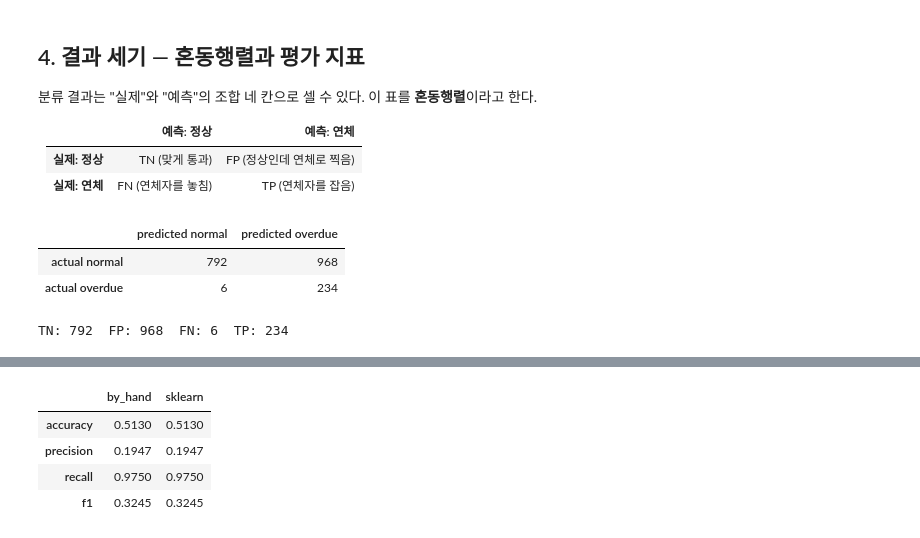
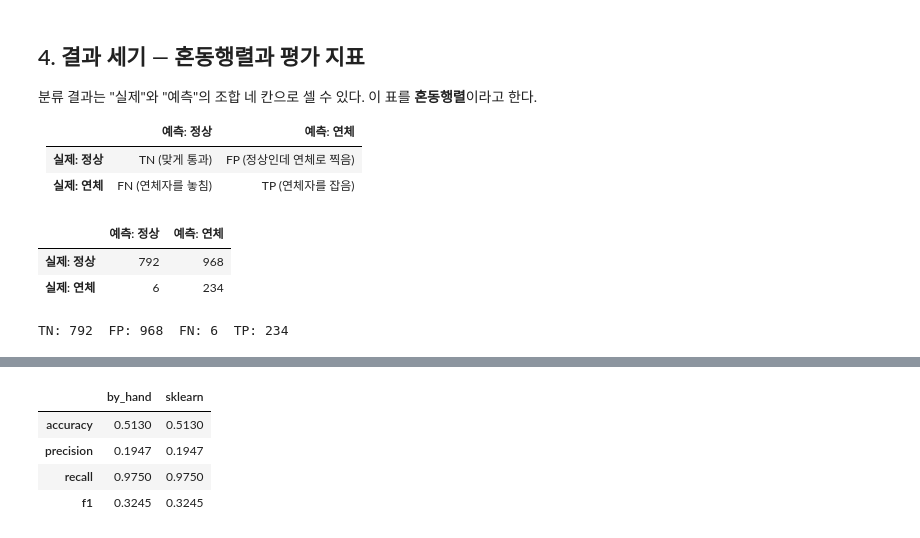
Before and after one commit to feelosophysics/codsaid, a Jupyter notebook: 02_Advanced/A5-1/notebooks/learning_walkthrough.ipynb, the cells around one changed output, grey strips where cells are left out. Cells and saved outputs as stored; diff of their text form; code cells hidden in the pictures.

```diff
--- a/02_Advanced/A5-1/notebooks/learning_walkthrough.ipynb
+++ b/02_Advanced/A5-1/notebooks/learning_walkthrough.ipynb
@@ -153,16 +153,16 @@ print("실제 연체 고객:", y_classification_test.sum())
 # %%
 from sklearn.metrics import confusion_matrix
 
 rule_matrix = confusion_matrix(y_classification_test, rule_predictions)
 display(pd.DataFrame(rule_matrix,
-                     index=["actual normal", "actual overdue"],
-                     columns=["predicted normal", "predicted overdue"]))
+                     index=["실제: 정상", "실제: 연체"],
+                     columns=["예측: 정상", "예측: 연체"]))
 
 tn, fp, fn, tp = rule_matrix.ravel()   # 네 칸을 순서대로 꺼낸다
 print("TN:", tn, " FP:", fp, " FN:", fn, " TP:", tp)
 # %% [output]
-|  | predicted normal | predicted overdue |
-| actual normal | 792 | 968 |
-| actual overdue | 6 | 234 |
+|  | 예측: 정상 | 예측: 연체 |
+| 실제: 정상 | 792 | 968 |
+| 실제: 연체 | 6 | 234 |
 TN: 792  FP: 968  FN: 6  TP: 234
 # %% [markdown]
```
Also changed, not shown: parts of 3 cells of this notebook, 1 other file.
